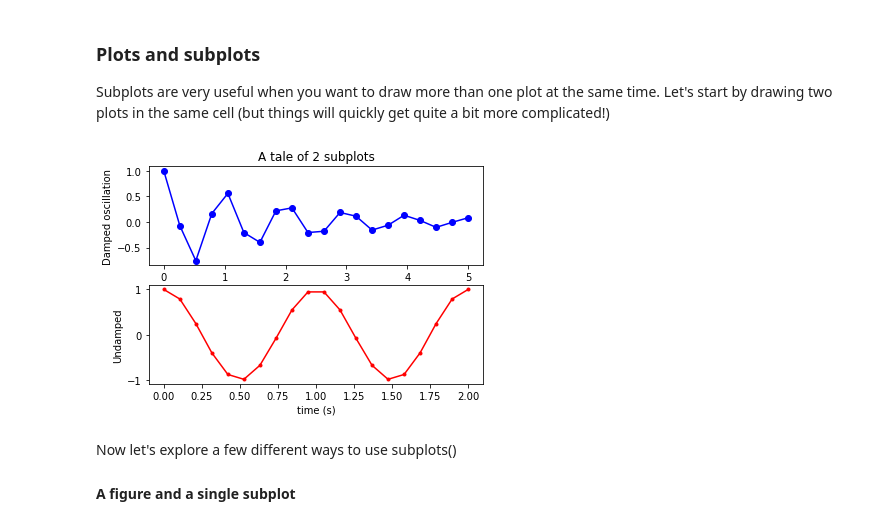
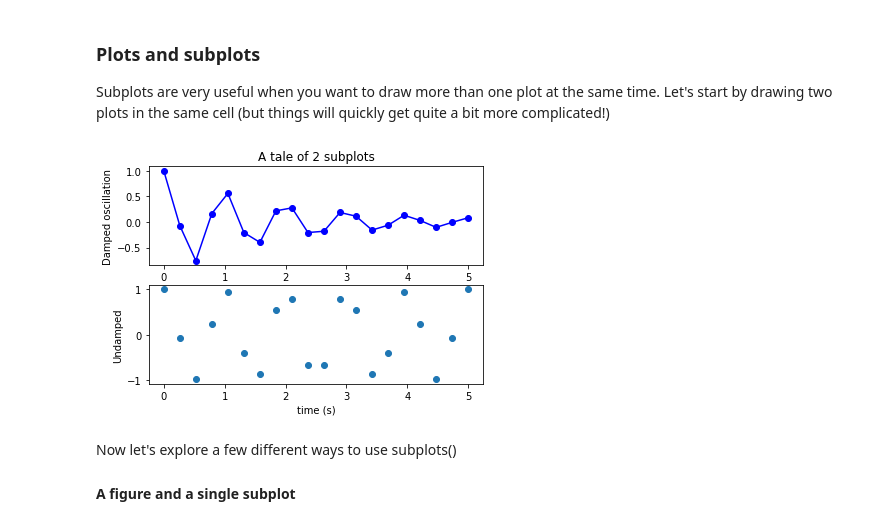
Before and after one commit to ds-connectors/Physics-88-SP22, a Jupyter notebook: Week05/Lecture03.ipynb, the cells around one changed output. Cells and saved outputs as stored; diff of their text form; code cells hidden in the pictures.

```diff
--- a/Week05/Lecture03.ipynb
+++ b/Week05/Lecture03.ipynb
@@ -264,26 +282,26 @@ Subplots are very useful when you want to draw more than one plot at the same ti
 # %%
 import numpy as np                 # notice import with named namespace: better practice
 import matplotlib.pyplot as plt    # notice import with named namespace: better practice
 
 x1 = np.linspace(0.0, 5.0, 20) #what happens if I don't specify the number of points
-x2 = np.linspace(0.0, 2.0, 20)
+x2 = np.linspace(0.0, 5.0, 20)
 
 y1 = np.cos(2 * np.pi * x1) * np.exp(-x1/2)
 y2 = np.cos(2 * np.pi * x2)
 
 plt.subplot(2, 1, 1) # subplot(nrows, ncols, index, **kwargs)
 plt.plot(x1, y1, color='blue', marker='o')
 plt.title('A tale of 2 subplots')
 plt.ylabel('Damped oscillation')
 
 plt.subplot(2, 1, 2)
-plt.plot(x2, y2, 'r.-')
+plt.scatter(x2, y2, )
 plt.xlabel('time (s)')
 plt.ylabel('Undamped')
 
 plt.show()
 # %% [output]
-[figure, old version]
+[figure, new version]
 # %% [markdown]
 Now let's explore a few different ways to use subplots()
 
```
Also changed, not shown: parts of 7 cells of this notebook, 24 other files.
